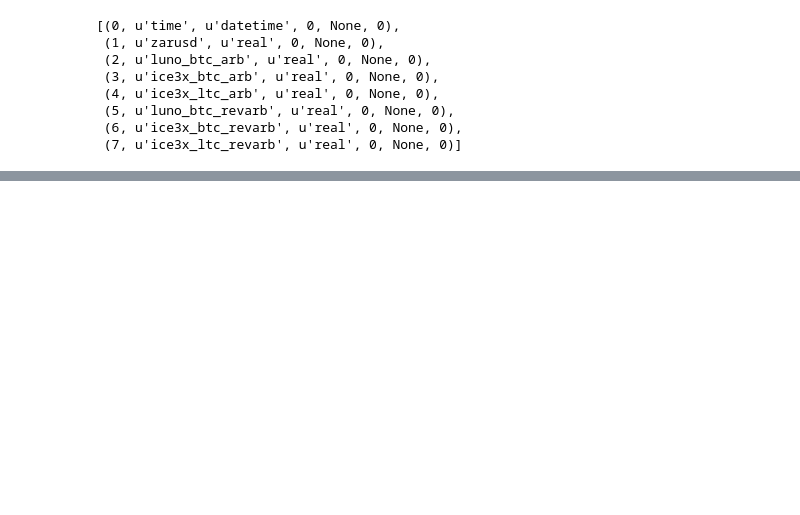
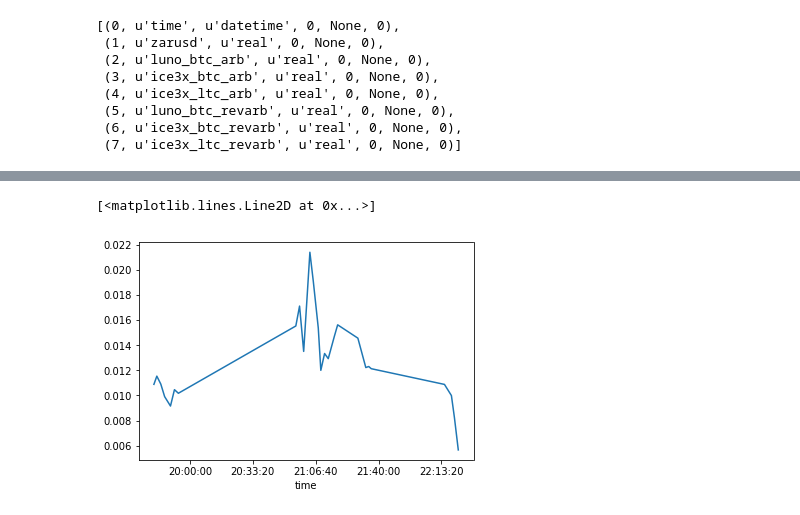
Before and after one commit to CBChurch/PyBot, a Jupyter notebook: SQLite_Investigation.ipynb, the cells around one changed output, grey strips where cells are left out. Drawn from its saved outputs; the diff is of its cells as text; code cells hidden in the pictures; blank space fills up the shorter version.

```diff
--- a/SQLite_Investigation.ipynb
+++ b/SQLite_Investigation.ipynb
@@ -50,0 +81,2 @@ data[0][5:]
+# %%
+df = pd.read_sql_query("SELECT * FROM arb WHERE time >= datetime('now','localtime','-1 days')", conn)
@@ -50,0 +103,8 @@ data[0][5:]
+# %%
+df['time'] = pd.to_datetime(df['time'])
+df['time'] = df['time'].apply(lambda x: datetime.datetime.time(x))
+
+plt.plot(df['time'], df['luno_btc_arb'])
+# %% [output]
+[<matplotlib.lines.Line2D at 0x...>]
+[figure, added]
```
Also changed, not shown: parts of 7 cells of this notebook, 8 other files.
